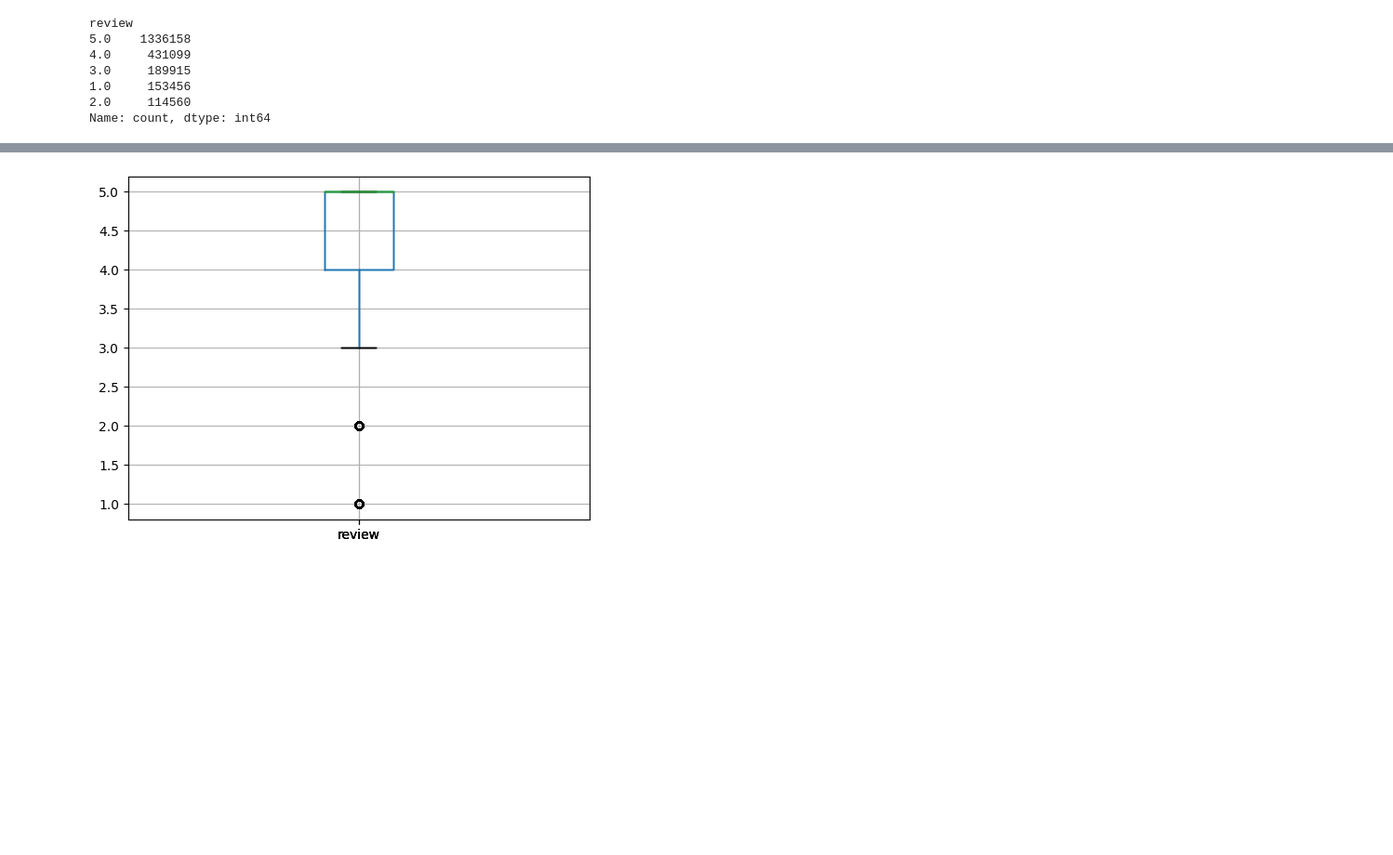
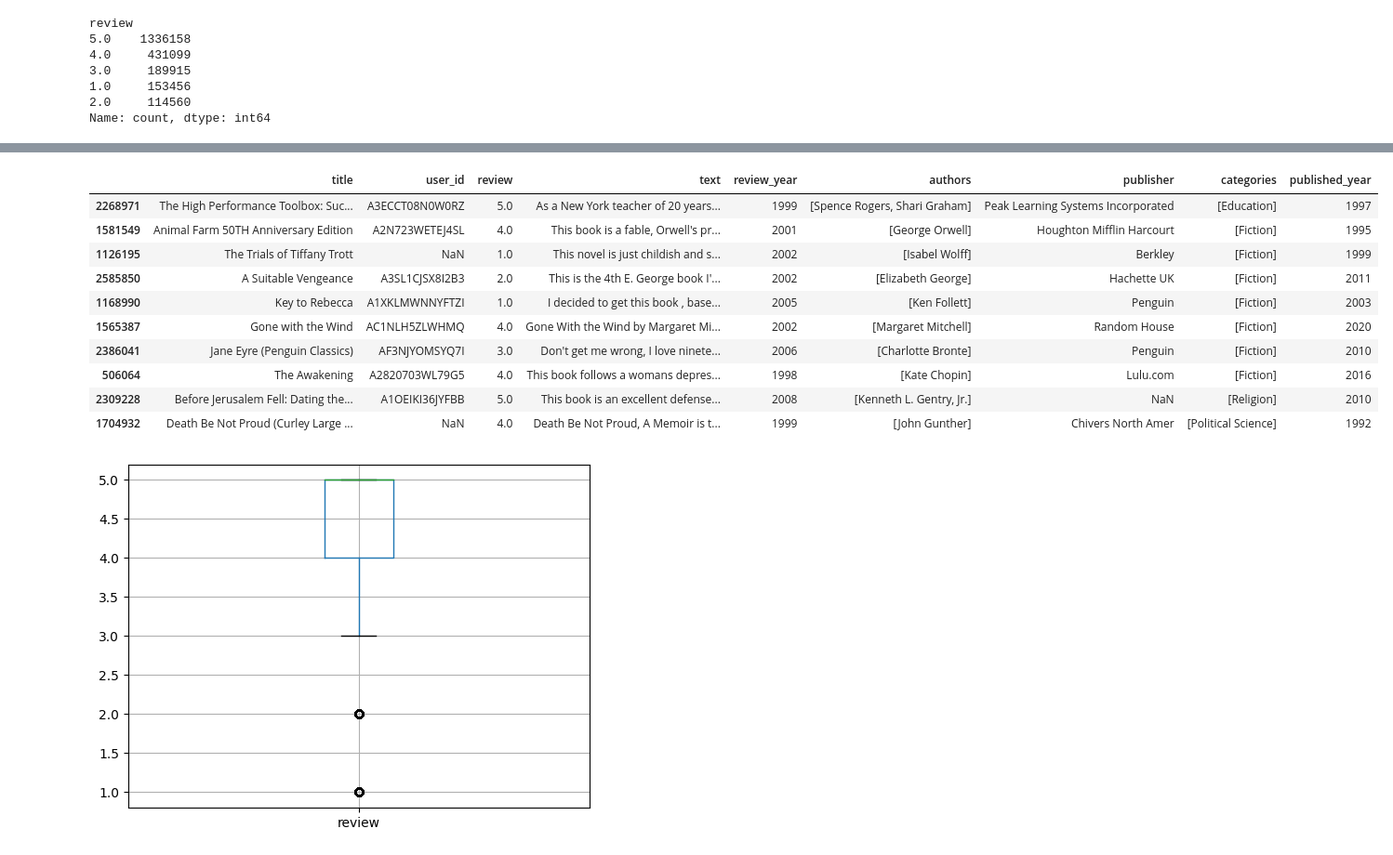
Before and after one commit to arnaldochm/final_project_nlp, a Jupyter notebook: notebooks/notebook_Data_Cleaning.ipynb, the cells around one changed output, grey strips where cells are left out. Shown at 93% size. Cells and saved outputs as stored; diff of their text form; code cells hidden in the pictures; blank space fills up the shorter version.

Commit message:
Text Sentiment Running

```diff
--- a/notebooks/notebook_Data_Cleaning.ipynb
+++ b/notebooks/notebook_Data_Cleaning.ipynb
@@ -450,3 +457,5 @@ review
 1.0     153456
 2.0     114560
 Name: count, dtype: int64
+# %%
+pd.set_option('display.max_colwidth', 50)
@@ -452,0 +479,2 @@ Name: count, dtype: int64
+# %%
+sentiment_classifier_default = pipeline('sentiment-analysis')
@@ -453,3 +506,30 @@ Name: count, dtype: int64
+# %%
+def apply_sentiment_analysis_model(text):
+
+    try:
+        sentiment = sentiment_classifier_default(text)[0].get('label')
+        return sentiment
+    except:
+        return None
+# %%
+#Creating a New column with sentiment prediction result from Hugging Face abilfad/sentiment-binary-dicoding model.
+df_all_data_filtered_processed['text_sentiment'] = df_all_data_filtered_processed['text'].apply(lambda x: apply_sentiment_analysis_model(x))
+
+df_all_data_filtered_processed.sample(10)
+# %%
+df_all_data_filtered_processed.sample(10)
+# %% [output]
+|  | title | user_id | review | text | review_year | authors | publisher | categories | published_year |
+| 2268971 | The High Performance Toolbox: Suc... | A3ECCT08N0W0RZ | 5.0 | As a New York teacher of 20 years... | 1999 | [Spence Rogers, Shari Graham] | Peak Learning Systems Incorporated | [Education] | 1997 |
+| 1581549 | Animal Farm 50TH Anniversary Edition | A2N723WETEJ4SL | 4.0 | This book is a fable, Orwell's pr... | 2001 | [George Orwell] | Houghton Mifflin Harcourt | [Fiction] | 1995 |
+| 1126195 | The Trials of Tiffany Trott | NaN | 1.0 | This novel is just childish and s... | 2002 | [Isabel Wolff] | Berkley | [Fiction] | 1999 |
+| 2585850 | A Suitable Vengeance | A3SL1CJSX8I2B3 | 2.0 | This is the 4th E. George book I'... | 2002 | [Elizabeth George] | Hachette UK | [Fiction] | 2011 |
+| 1168990 | Key to Rebecca | A1XKLMWNNYFTZI | 1.0 | I decided to get this book , base... | 2005 | [Ken Follett] | Penguin | [Fiction] | 2003 |
+| 1565387 | Gone with the Wind | AC1NLH5ZLWHMQ | 4.0 | Gone With the Wind by Margaret Mi... | 2002 | [Margaret Mitchell] | Random House | [Fiction] | 2020 |
+| 2386041 | Jane Eyre (Penguin Classics) | AF3NJYOMSYQ7I | 3.0 | Don't get me wrong, I love ninete... | 2006 | [Charlotte Bronte] | Penguin | [Fiction] | 2010 |
+| 506064 | The Awakening | A2820703WL79G5 | 4.0 | This book follows a womans depres... | 1998 | [Kate Chopin] | Lulu.com | [Fiction] | 2016 |
+| 2309228 | Before Jerusalem Fell: Dating the... | A1OEIKI36JYFBB | 5.0 | This book is an excellent defense... | 2008 | [Kenneth L. Gentry, Jr.] | NaN | [Religion] | 2010 |
+| 1704932 | Death Be Not Proud (Curley Large ... | NaN | 4.0 | Death Be Not Proud, A Memoir is t... | 1999 | [John Gunther] | Chivers North Amer | [Political Science] | 1992 |
 # %%
 df_all_data_filtered_processed.to_csv('../data/processed/all_data_processed.csv')
 # %%
```
Also changed, not shown: parts of 17 cells of this notebook.
